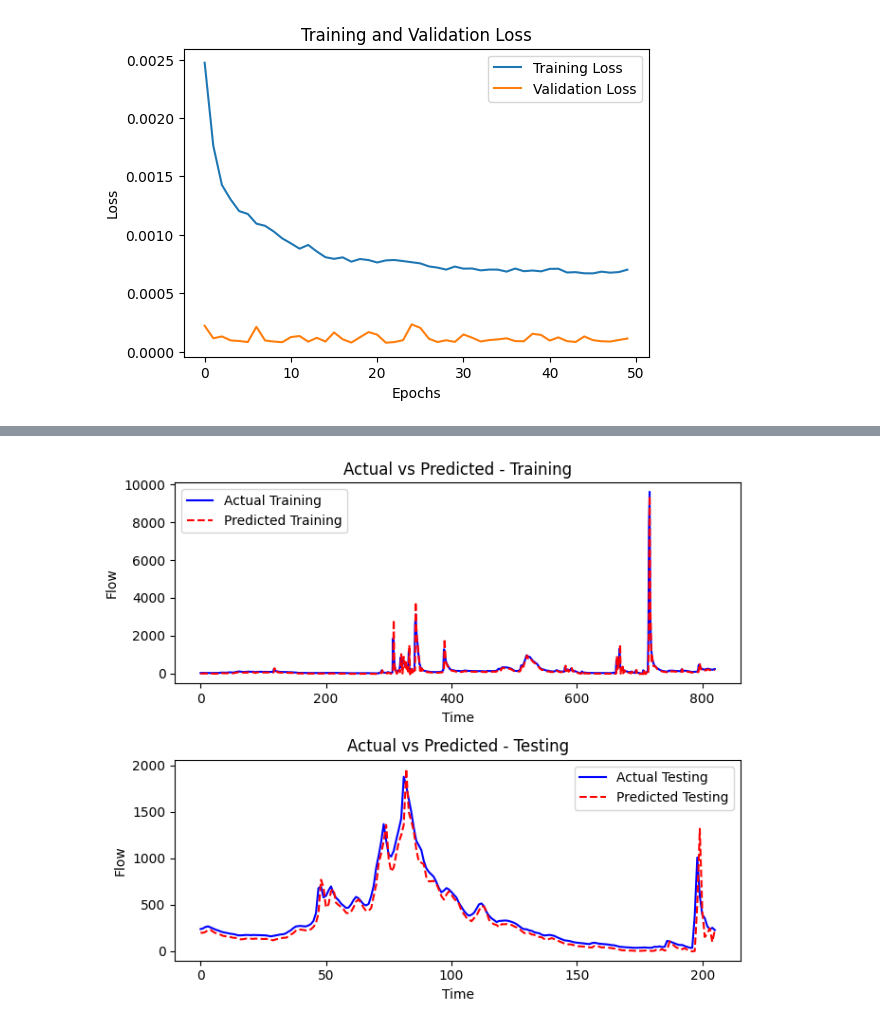
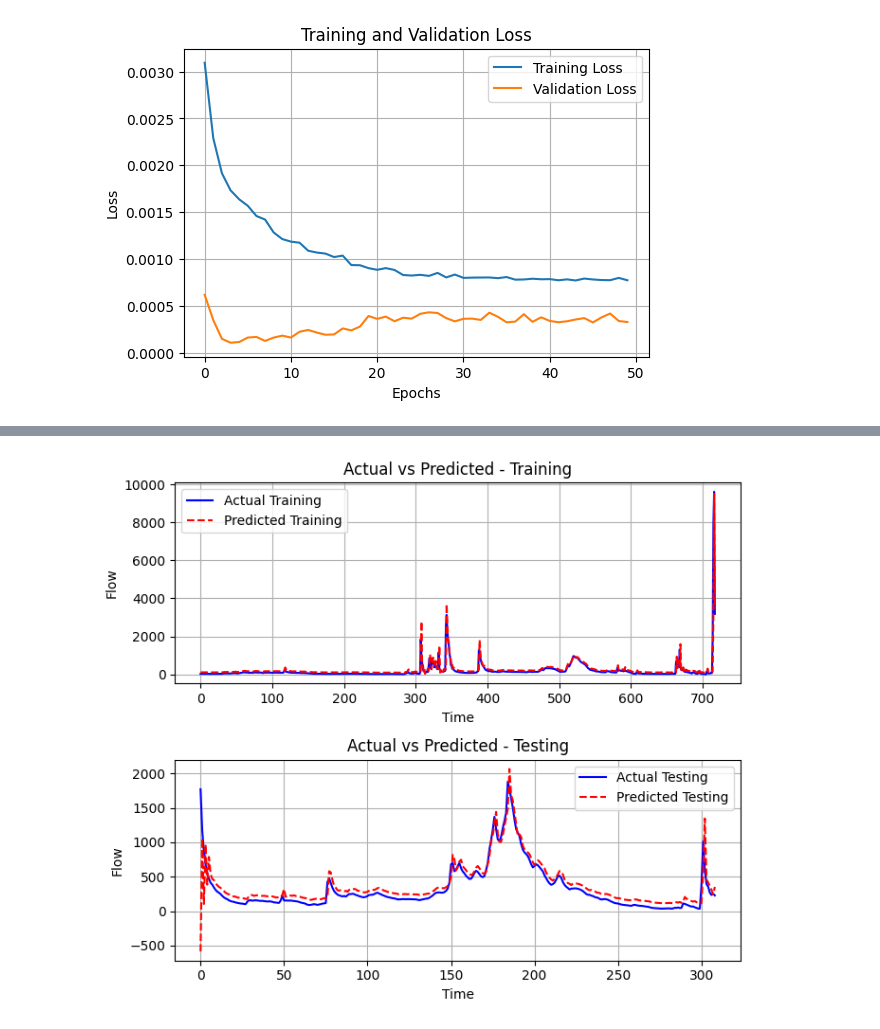
Before and after one commit to asheta66/CNN, a Jupyter notebook: RNN_A.ipynb, the cells around one changed output, grey strips where cells are left out. Saved outputs shown, nothing was run; the diff lists cells and outputs as text; code cells hidden in the pictures.

```diff
--- a/RNN_A.ipynb
+++ b/RNN_A.ipynb
@@ -36,7 +36,7 @@ sequence_length = 7
 X, y = create_sequences(time_series_scaled, sequence_length)
 
 # Split the dataset into training and testing sets
-X_train, X_test, y_train, y_test = train_test_split(X, y, test_size=0.2, shuffle=False)
+X_train, X_test, y_train, y_test = train_test_split(X, y, test_size=0.3, shuffle=False)
 
 # Build the RNN model
 model = Sequential([
@@ -87,7 +77,9 @@ plt.plot(history.history['val_loss'], label='Validation Loss')
 plt.xlabel('Epochs')
 plt.ylabel('Loss')
 plt.legend()
+plt.grid(True)
 plt.title('Training and Validation Loss')
+plt.savefig('RNN_Convergence.png', dpi=300, bbox_inches='tight')
 plt.show()
 
 # Make predictions
@@ -109,6 +101,7 @@ axes[0].set_xlabel('Time')
 axes[0].set_ylabel('Flow')
 axes[0].legend()
 axes[0].set_title('Actual vs Predicted - Training')
+axes[0].grid(True)  # Adding grid to the first subplot
 
 axes[1].plot(y_test_rescaled, label='Actual Testing', color='blue')
 axes[1].plot(test_predictions_rescaled, label='Predicted Testing', color='red', linestyle='dashed')
@@ -116,8 +109,10 @@ axes[1].set_xlabel('Time')
 axes[1].set_ylabel('Flow')
 axes[1].legend()
 axes[1].set_title('Actual vs Predicted - Testing')
+axes[1].grid(True)  # Adding grid to the second subplot
 
 plt.tight_layout()
+plt.savefig('Train_Test_Curves.png', dpi=300, bbox_inches='tight')  # Saves as a PNG with high resolution
 plt.show()
 # %% [output]
-[figure, old version]
+[figure, new version]
@@ -126,4 +121,4 @@ plt.show()
-[figure, old version]
+[figure, new version]
 # %%
 # Calculate performance metrics
 def calculate_metrics(y_true, y_pred):
```
Also changed, not shown: parts of 4 cells of this notebook.
